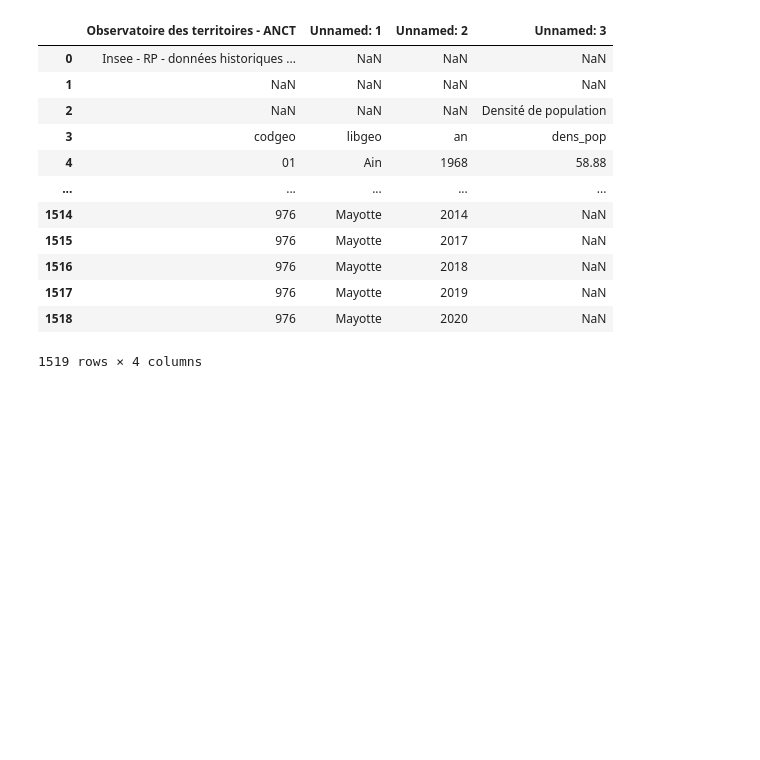
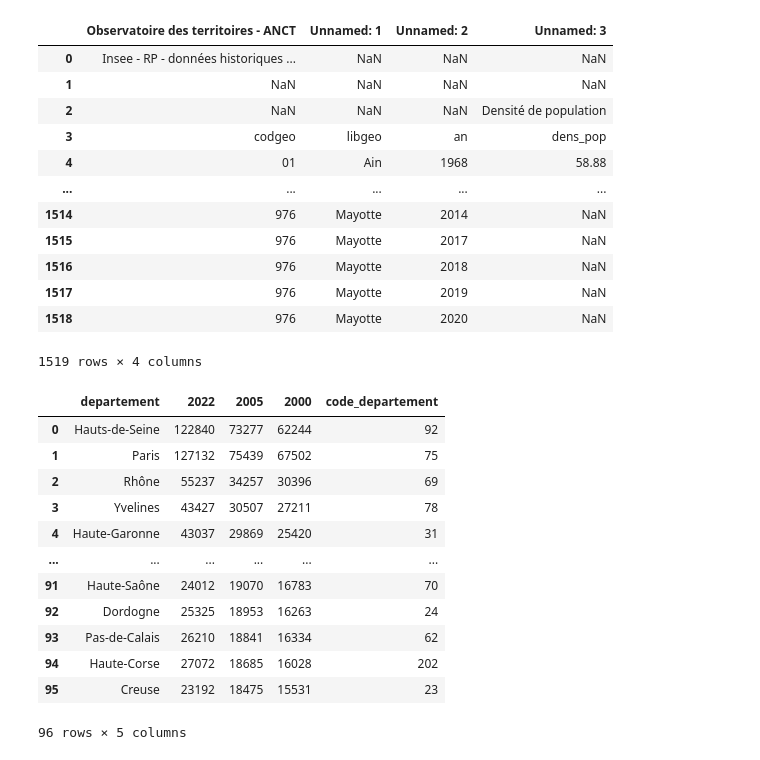
Before and after one commit to the-ark-of-noah/mspr, a Jupyter notebook: notebooks/explonatory/view.ipynb, the cells around one changed output. Cells and saved outputs as stored; diff of their text form; code cells hidden in the pictures; blank space fills up the shorter version.

```diff
--- a/notebooks/explonatory/view.ipynb
+++ b/notebooks/explonatory/view.ipynb
@@ -142,3 +150,20 @@ density_pop
 | 1517 | 976 | Mayotte | 2019 | NaN |
 | 1518 | 976 | Mayotte | 2020 | NaN |
 1519 rows × 4 columns
+# %%
+pib_habitant = pd.read_csv("../../data/processed/pib_par_habitant.csv")
+pib_habitant
+# %% [output]
+|  | departement | 2022 | 2005 | 2000 | code_departement |
+| 0 | Hauts-de-Seine | 122840 | 73277 | 62244 | 92 |
+| 1 | Paris | 127132 | 75439 | 67502 | 75 |
+| 2 | Rhône | 55237 | 34257 | 30396 | 69 |
+| 3 | Yvelines | 43427 | 30507 | 27211 | 78 |
+| 4 | Haute-Garonne | 43037 | 29869 | 25420 | 31 |
+| ... | ... | ... | ... | ... | ... |
+| 91 | Haute-Saône | 24012 | 19070 | 16783 | 70 |
+| 92 | Dordogne | 25325 | 18953 | 16263 | 24 |
+| 93 | Pas-de-Calais | 26210 | 18841 | 16334 | 62 |
+| 94 | Haute-Corse | 27072 | 18685 | 16028 | 202 |
+| 95 | Creuse | 23192 | 18475 | 15531 | 23 |
+96 rows × 5 columns
```
Also changed, not shown: parts of 2 cells of this notebook, 2 other files.
